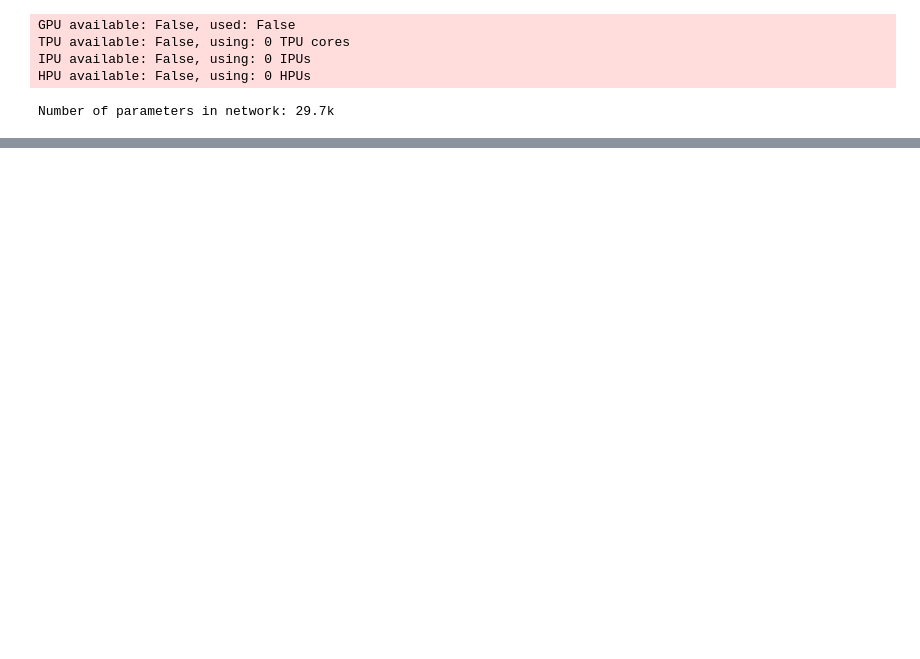
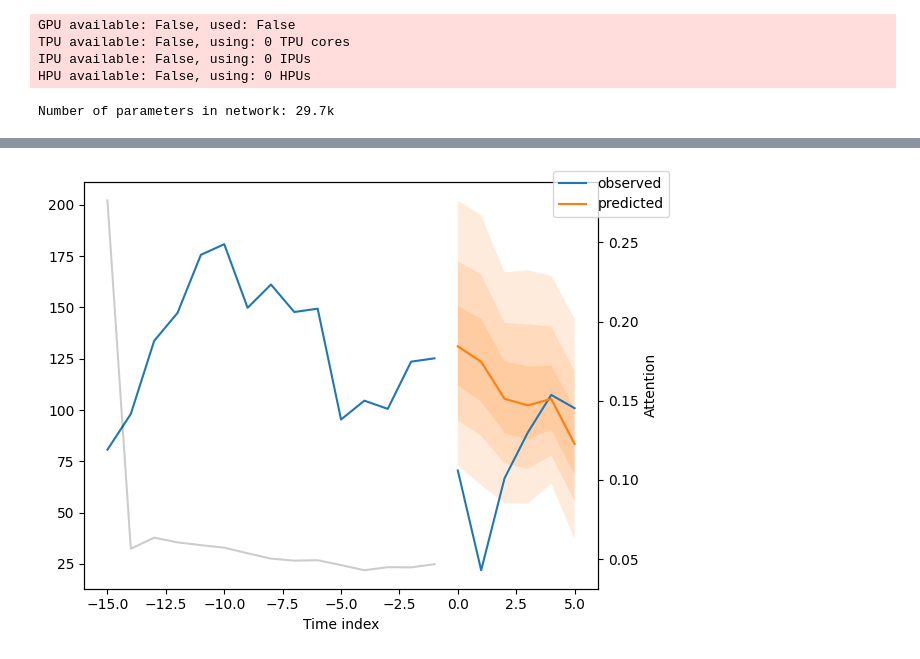
Before and after one commit to Franz103/MasterThesis, a Jupyter notebook: Project.ipynb, the cells around one changed output, grey strips where cells are left out. Cells and saved outputs as stored; diff of their text form; code cells hidden in the pictures; blank space fills up the shorter version.

```diff
--- a/Project.ipynb
+++ b/Project.ipynb
@@ -454,10 +548,12 @@ best_tft.predict(
 # %%
 raw_prediction, x = best_tft.predict(
     training.filter(lambda x: (x.agency == "Agency_01") & (x.sku == "SKU_01") & (x.time_idx_first_prediction == 15)),
     mode="raw",
     return_x=True,
 )
-best_tft.plot_prediction(x, raw_prediction, idx=0);
+best_tft.plot_prediction(x, raw_prediction, idx=0).savefig("C:/Users/Franz Schramm/source/repos/MasterThesis/results/Predictions/Ag1SKU1");
+# %% [output]
+[figure, added]
 # %%
 # select last 24 months from data (max_encoder_length is 24)
 encoder_data = data[lambda x: x.time_idx > x.time_idx.max() - max_encoder_length]
```
Also changed, not shown: parts of 22 cells of this notebook, 53 other files.
